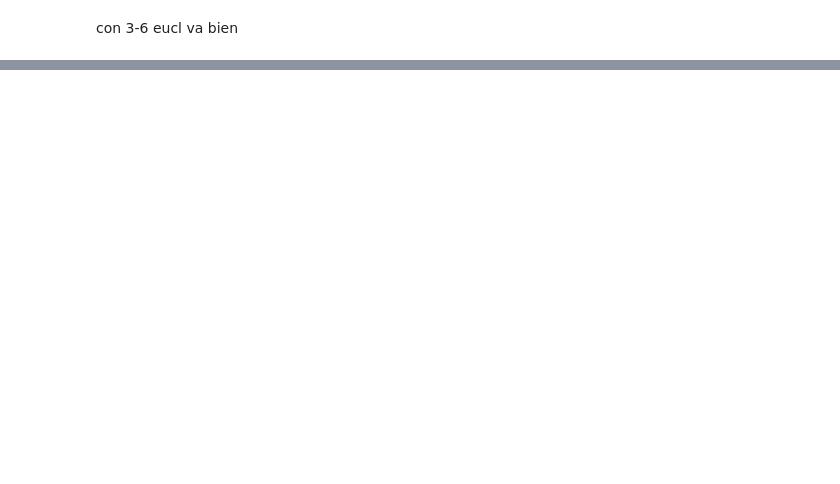
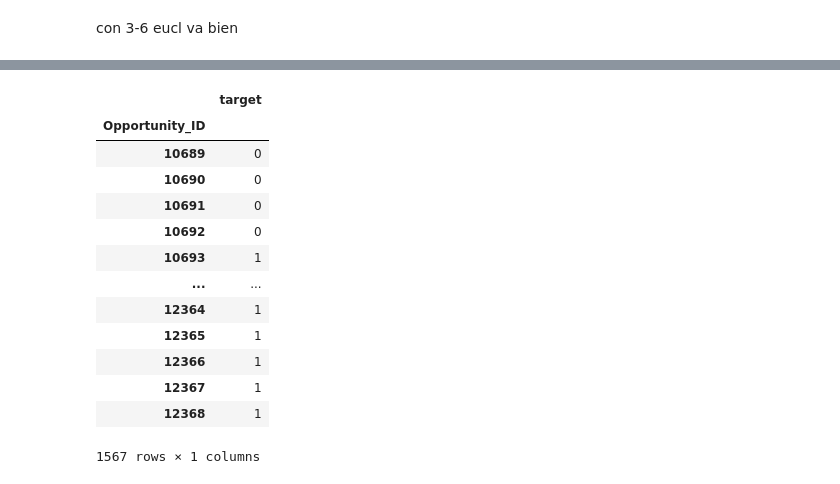
Before and after one commit to BautistaXifro/Machine-Learning-Datos, a Jupyter notebook: KNN/KNN.ipynb, the cells around one changed output, grey strips where cells are left out. Cells and saved outputs as stored; diff of their text form; code cells hidden in the pictures; blank space fills up the shorter version.

```diff
--- a/KNN/KNN.ipynb
+++ b/KNN/KNN.ipynb
@@ -88,0 +167,2 @@ weighted avg       0.79      0.79      0.79      5552
+# %%
+X = preprocessing.scale(test_short)
@@ -88,0 +199,23 @@ weighted avg       0.79      0.79      0.79      5552
+# %%
+subir = pd.DataFrame()
+subir['Opportunity_ID'] = test_short['Opportunity_ID']
+subir['target'] = pred
+subir.sort_values('Opportunity_ID',inplace = True)
+subir = subir.drop_duplicates('Opportunity_ID',keep = 'last')
+subir.set_index('Opportunity_ID', inplace = True)
+subir
+# %% [output]
+|  | target |
+| Opportunity_ID |  |
+| 10689 | 0 |
+| 10690 | 0 |
+| 10691 | 0 |
+| 10692 | 0 |
+| 10693 | 1 |
+| ... | ... |
+| 12364 | 1 |
+| 12365 | 1 |
+| 12366 | 1 |
+| 12367 | 1 |
+| 12368 | 1 |
+1567 rows × 1 columns
```
Also changed, not shown: parts of 18 cells of this notebook, 1 other file.
